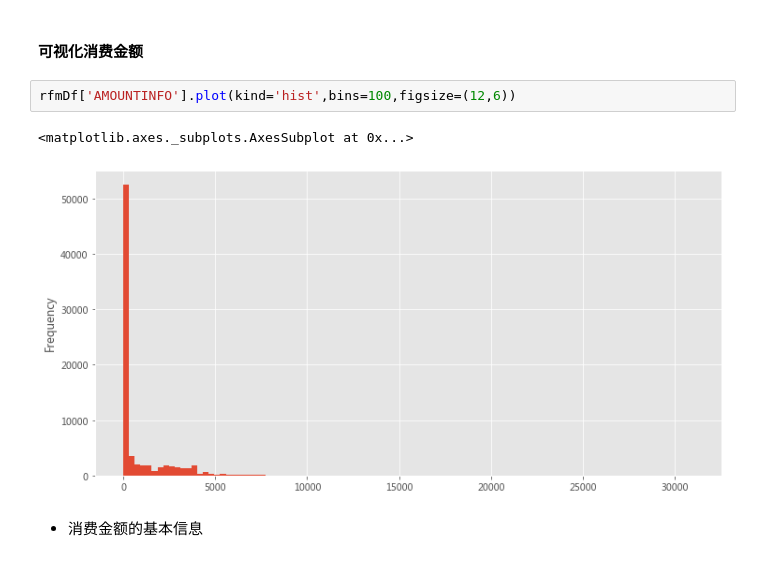
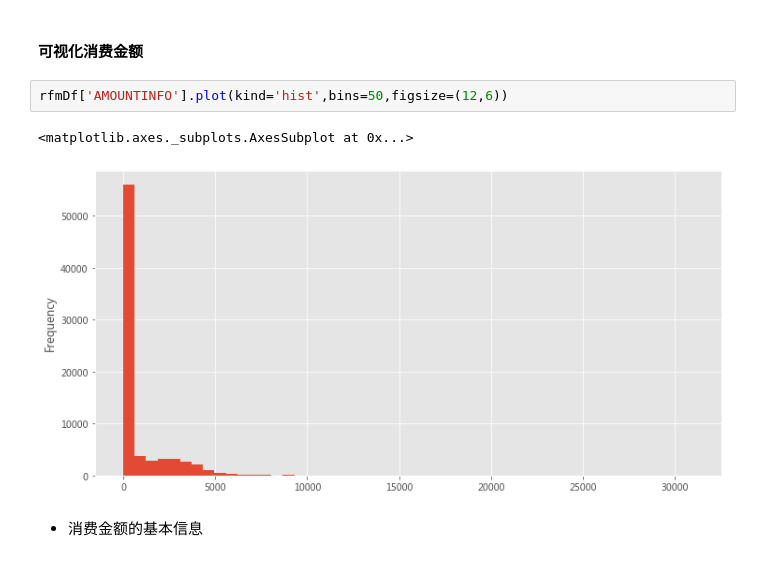
Before and after one commit to christinemu/biz-mining, a Jupyter notebook: DataAnalysis.ipynb, the cells around one changed output. Cells and saved outputs as stored; diff of their text form.

```diff
--- a/DataAnalysis.ipynb
+++ b/DataAnalysis.ipynb
@@ -797,10 +923,10 @@ rfmDf.shape
 # %% [markdown]
 #### 可视化消费金额
 # %%
-rfmDf['AMOUNTINFO'].plot(kind='hist',bins=100,figsize=(12,6))
+rfmDf['AMOUNTINFO'].plot(kind='hist',bins=50,figsize=(12,6))
 # %% [output]
 <matplotlib.axes._subplots.AxesSubplot at 0x...>
-[figure, old version]
+[figure, new version]
 # %% [markdown]
 - 消费金额的基本信息
 # %%
```
Also changed, not shown: parts of 95 cells of this notebook.
